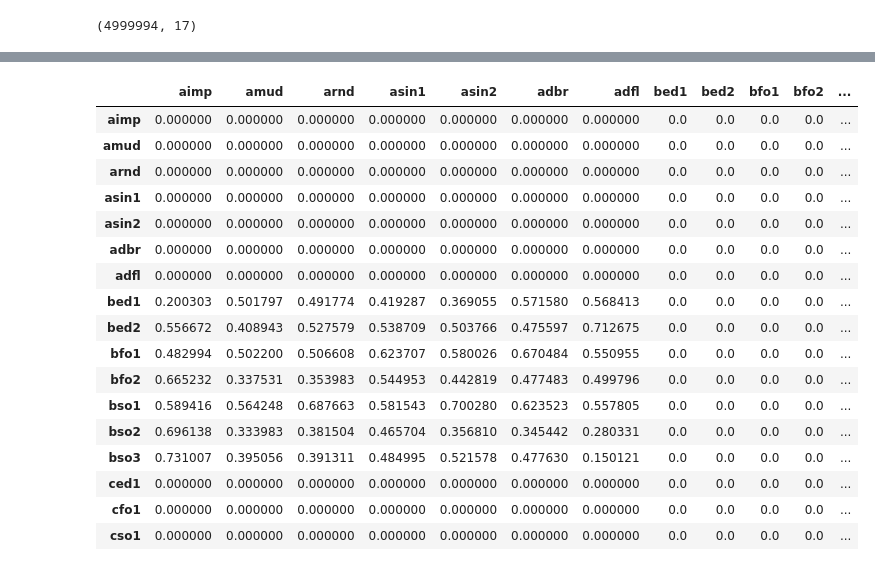
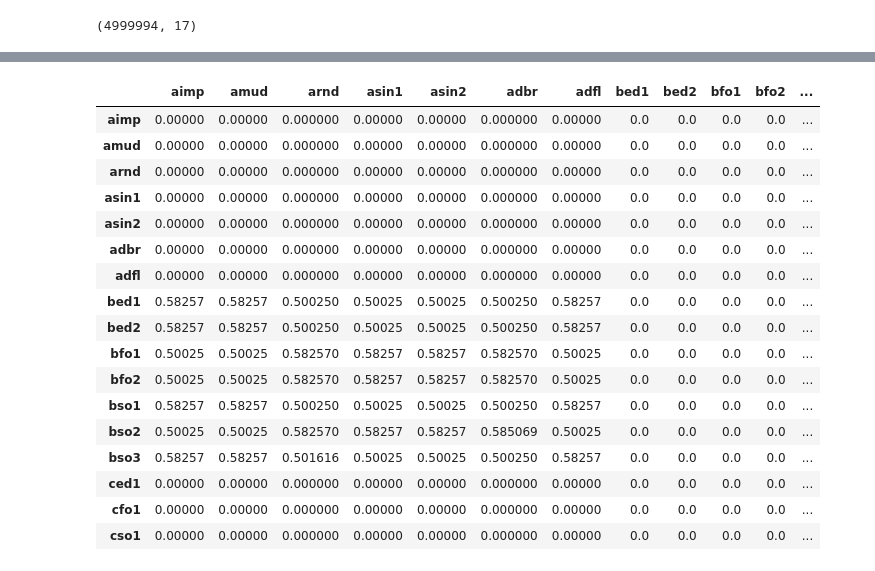
Before and after one commit to lowhornj/CARAT_CI, a Jupyter notebook: src/CATS_Analysis.ipynb, the cells around one changed output, grey strips where cells are left out. Saved outputs shown, nothing was run; the diff lists cells and outputs as text; code cells hidden in the pictures.

```diff
--- a/src/CATS_Analysis.ipynb
+++ b/src/CATS_Analysis.ipynb
@@ -133,6 +115,3 @@ train_df = cats_df[0:1000000]
 test_df = cats_df[1000000:]
 # %%
 test_df = test_df.astype('float32')
-# %%
-#device = torch.device("cuda1" if torch.cuda.is_available() else "cpu")
-device = torch.device("cuda:1")
@@ -171,25 +132,21 @@ def scale_tensor(tensor):
 # %%
 TIME_STEPS = 3
-BATCH_SIZE = 100000
-hidden_dim = 500
+BATCH_SIZE = 10000
+hidden_dim = 64
 latent_dim = 8
-device = torch.device("cuda:1")
 num_nodes = 17
 
-dataset_nominal = TimeSeriesDataset(train_df, time_steps=TIME_STEPS)
-dataloader_nominal = DataLoader(dataset_nominal, batch_size=BATCH_SIZE, shuffle=True, pin_memory=True)
+dataset_nominal = TimeSeriesDataset(train_df, device=device, time_steps=TIME_STEPS)
+dataloader_nominal = DataLoader(dataset_nominal, batch_size=BATCH_SIZE, shuffle=False, pin_memory=False)
 
 # Initialize model and optimizer
 model = CausalGraphVAE(input_dim=train_df.shape[1], hidden_dim=hidden_dim,
-                        latent_dim=latent_dim, num_nodes=train_df.shape[1],
-                        time_steps=TIME_STEPS, prior_adj=None).to(device)
-optimizer = torch.optim.AdamW(model.parameters(), lr=0.01, weight_decay=1e-4)
+                        latent_dim=latent_dim, num_nodes=train_df.shape[1],device=device,
+                        time_steps=TIME_STEPS, prior_adj=None)
+optimizer = torch.optim.AdamW(model.parameters(), lr=0.01, weight_decay=1e-5)
 
 # Train on nominal data
 print("Pretraining on nominal data...")
-model.train_model(dataloader_nominal, optimizer, num_epochs=500, patience=20)
-
-# Extract learned adjacency
-prior_adj = model.causal_graph.edge_score_now.clone().detach()
+model.train_model(dataloader_nominal, optimizer, num_epochs=250, patience=30,rho_max=5,alpha_max=2.5)
 # %% [output]
 Pretraining on nominal data...
@@ -200,30 +159,30 @@ Recon Loss =1671.8445, KL Loss = 6.1807, Sparsity Loss = 434.0810, Lagrangian Lo
 # %%
-prior_adj = model.causal_graph.edge_score_now.clone().detach()
-scaled_prior = scale_tensor(prior_adj)
-for i, row in enumerate(scaled_prior):
+prior_adj = model.causal_graph.adj_mat.clone().detach()
+#scaled_prior = scale_tensor(prior_adj)
+for i, row in enumerate(prior_adj):
     for j, column in enumerate(row):
         if (j in non_causal_indices) and (i in causal_indices) & (i!=j):
             continue
         else:
-            scaled_prior[i,j] = 0
+            prior_adj[i,j] = 0
 # %%
-root_rank
+pd.DataFrame(prior_adj.cpu().detach().numpy(),index=cols,columns=cols)
 # %% [output]
 |  | aimp | amud | arnd | asin1 | asin2 | adbr | adfl | bed1 | bed2 | bfo1 | bfo2 | ... |
-| aimp | 0.000000 | 0.000000 | 0.000000 | 0.000000 | 0.000000 | 0.000000 | 0.000000 | 0.0 | 0.0 | 0.0 | 0.0 | ... |
-| amud | 0.000000 | 0.000000 | 0.000000 | 0.000000 | 0.000000 | 0.000000 | 0.000000 | 0.0 | 0.0 | 0.0 | 0.0 | ... |
-| arnd | 0.000000 | 0.000000 | 0.000000 | 0.000000 | 0.000000 | 0.000000 | 0.000000 | 0.0 | 0.0 | 0.0 | 0.0 | ... |
-| asin1 | 0.000000 | 0.000000 | 0.000000 | 0.000000 | 0.000000 | 0.000000 | 0.000000 | 0.0 | 0.0 | 0.0 | 0.0 | ... |
-| asin2 | 0.000000 | 0.000000 | 0.000000 | 0.000000 | 0.000000 | 0.000000 | 0.000000 | 0.0 | 0.0 | 0.0 | 0.0 | ... |
-| adbr | 0.000000 | 0.000000 | 0.000000 | 0.000000 | 0.000000 | 0.000000 | 0.000000 | 0.0 | 0.0 | 0.0 | 0.0 | ... |
-| adfl | 0.000000 | 0.000000 | 0.000000 | 0.000000 | 0.000000 | 0.000000 | 0.000000 | 0.0 | 0.0 | 0.0 | 0.0 | ... |
-| bed1 | 0.200303 | 0.501797 | 0.491774 | 0.419287 | 0.369055 | 0.571580 | 0.568413 | 0.0 | 0.0 | 0.0 | 0.0 | ... |
-| bed2 | 0.556672 | 0.408943 | 0.527579 | 0.538709 | 0.503766 | 0.475597 | 0.712675 | 0.0 | 0.0 | 0.0 | 0.0 | ... |
-| bfo1 | 0.482994 | 0.502200 | 0.506608 | 0.623707 | 0.580026 | 0.670484 | 0.550955 | 0.0 | 0.0 | 0.0 | 0.0 | ... |
-| bfo2 | 0.665232 | 0.337531 | 0.353983 | 0.544953 | 0.442819 | 0.477483 | 0.499796 | 0.0 | 0.0 | 0.0 | 0.0 | ... |
-| bso1 | 0.589416 | 0.564248 | 0.687663 | 0.581543 | 0.700280 | 0.623523 | 0.557805 | 0.0 | 0.0 | 0.0 | 0.0 | ... |
-| bso2 | 0.696138 | 0.333983 | 0.381504 | 0.465704 | 0.356810 | 0.345442 | 0.280331 | 0.0 | 0.0 | 0.0 | 0.0 | ... |
-| bso3 | 0.731007 | 0.395056 | 0.391311 | 0.484995 | 0.521578 | 0.477630 | 0.150121 | 0.0 | 0.0 | 0.0 | 0.0 | ... |
-| ced1 | 0.000000 | 0.000000 | 0.000000 | 0.000000 | 0.000000 | 0.000000 | 0.000000 | 0.0 | 0.0 | 0.0 | 0.0 | ... |
-| cfo1 | 0.000000 | 0.000000 | 0.000000 | 0.000000 | 0.000000 | 0.000000 | 0.000000 | 0.0 | 0.0 | 0.0 | 0.0 | ... |
-| cso1 | 0.000000 | 0.000000 | 0.000000 | 0.000000 | 0.000000 | 0.000000 | 0.000000 | 0.0 | 0.0 | 0.0 | 0.0 | ... |
+| aimp | 0.00000 | 0.00000 | 0.000000 | 0.00000 | 0.00000 | 0.000000 | 0.00000 | 0.0 | 0.0 | 0.0 | 0.0 | ... |
+| amud | 0.00000 | 0.00000 | 0.000000 | 0.00000 | 0.00000 | 0.000000 | 0.00000 | 0.0 | 0.0 | 0.0 | 0.0 | ... |
+| arnd | 0.00000 | 0.00000 | 0.000000 | 0.00000 | 0.00000 | 0.000000 | 0.00000 | 0.0 | 0.0 | 0.0 | 0.0 | ... |
+| asin1 | 0.00000 | 0.00000 | 0.000000 | 0.00000 | 0.00000 | 0.000000 | 0.00000 | 0.0 | 0.0 | 0.0 | 0.0 | ... |
+| asin2 | 0.00000 | 0.00000 | 0.000000 | 0.00000 | 0.00000 | 0.000000 | 0.00000 | 0.0 | 0.0 | 0.0 | 0.0 | ... |
+| adbr | 0.00000 | 0.00000 | 0.000000 | 0.00000 | 0.00000 | 0.000000 | 0.00000 | 0.0 | 0.0 | 0.0 | 0.0 | ... |
+| adfl | 0.00000 | 0.00000 | 0.000000 | 0.00000 | 0.00000 | 0.000000 | 0.00000 | 0.0 | 0.0 | 0.0 | 0.0 | ... |
+| bed1 | 0.58257 | 0.58257 | 0.500250 | 0.50025 | 0.50025 | 0.500250 | 0.58257 | 0.0 | 0.0 | 0.0 | 0.0 | ... |
+| bed2 | 0.58257 | 0.58257 | 0.500250 | 0.50025 | 0.50025 | 0.500250 | 0.58257 | 0.0 | 0.0 | 0.0 | 0.0 | ... |
+| bfo1 | 0.50025 | 0.50025 | 0.582570 | 0.58257 | 0.58257 | 0.582570 | 0.50025 | 0.0 | 0.0 | 0.0 | 0.0 | ... |
+| bfo2 | 0.50025 | 0.50025 | 0.582570 | 0.58257 | 0.58257 | 0.582570 | 0.50025 | 0.0 | 0.0 | 0.0 | 0.0 | ... |
+| bso1 | 0.58257 | 0.58257 | 0.500250 | 0.50025 | 0.50025 | 0.500250 | 0.58257 | 0.0 | 0.0 | 0.0 | 0.0 | ... |
+| bso2 | 0.50025 | 0.50025 | 0.582570 | 0.58257 | 0.58257 | 0.585069 | 0.50025 | 0.0 | 0.0 | 0.0 | 0.0 | ... |
+| bso3 | 0.58257 | 0.58257 | 0.501616 | 0.50025 | 0.50025 | 0.500250 | 0.58257 | 0.0 | 0.0 | 0.0 | 0.0 | ... |
+| ced1 | 0.00000 | 0.00000 | 0.000000 | 0.00000 | 0.00000 | 0.000000 | 0.00000 | 0.0 | 0.0 | 0.0 | 0.0 | ... |
+| cfo1 | 0.00000 | 0.00000 | 0.000000 | 0.00000 | 0.00000 | 0.000000 | 0.00000 | 0.0 | 0.0 | 0.0 | 0.0 | ... |
+| cso1 | 0.00000 | 0.00000 | 0.000000 | 0.00000 | 0.00000 | 0.000000 | 0.00000 | 0.0 | 0.0 | 0.0 | 0.0 | ... |
```
Also changed, not shown: parts of 10 cells of this notebook, 12 other files.
